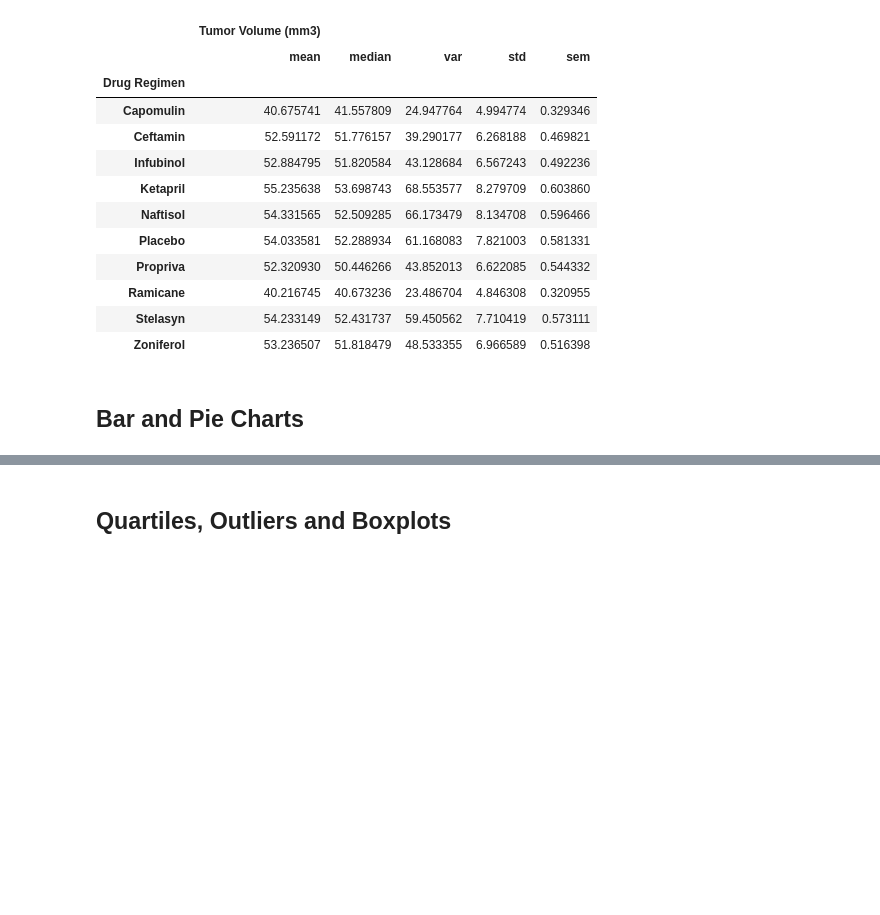
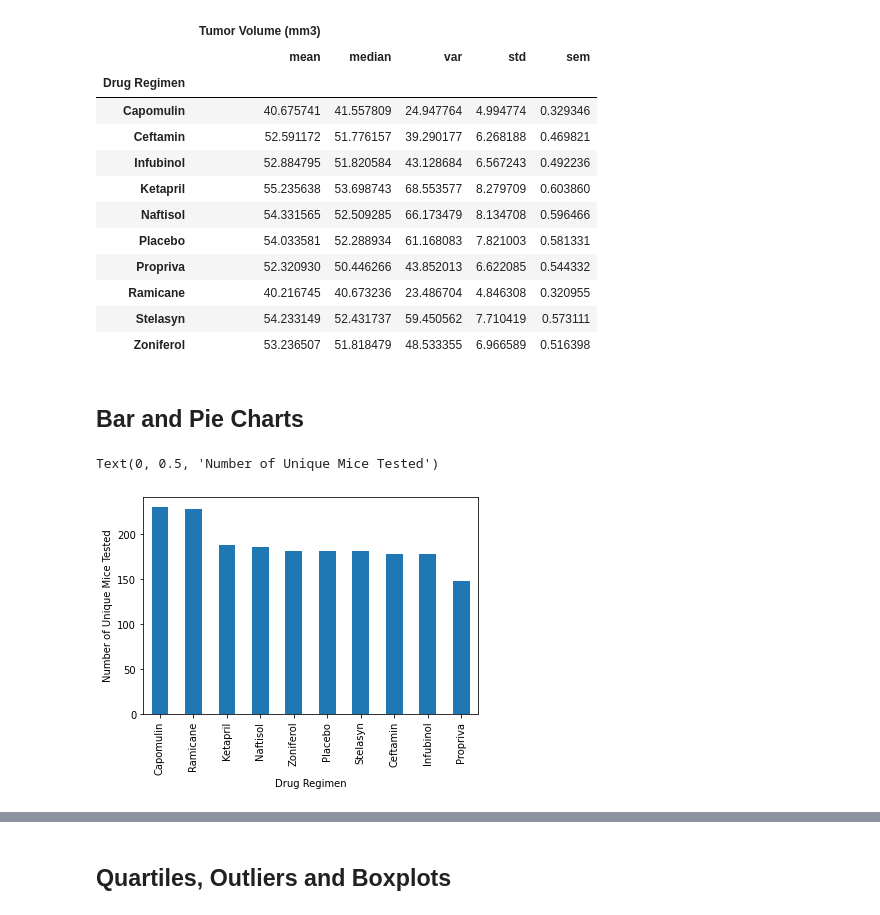
Before and after one commit to leonardz17/Matplotlib_Challenge, a Jupyter notebook: pymaceuticals_final.ipynb, the cells around one changed output, grey strips where cells are left out. Cells and saved outputs as stored; diff of their text form; code cells hidden in the pictures; blank space fills up the shorter version.

Commit message:
finished code for bar and pie charts

```diff
--- a/pymaceuticals_final.ipynb
+++ b/pymaceuticals_final.ipynb
@@ -154,5 +154,13 @@ drug_regimen.aggregate(['mean','median','var','std','sem'])
 ## Bar and Pie Charts
 # %%
 # Generate a bar plot showing the total number of unique mice tested on each drug regimen using pandas.
+#Get count by Drug Regimen
+count_regimen = cleaned_mousedata["Drug Regimen"].value_counts()
+regimen_chart = count_regimen.plot(kind='bar')
+regimen_chart.set_xlabel("Drug Regimen")
+regimen_chart.set_ylabel("Number of Unique Mice Tested")
+# %% [output]
+Text(0, 0.5, 'Number of Unique Mice Tested')
+[figure, added]
 # %%
 # Generate a bar plot showing the total number of unqiue mice tested on each drug regimen using using pyplot.
```
Also changed, not shown: parts of 4 cells of this notebook.
